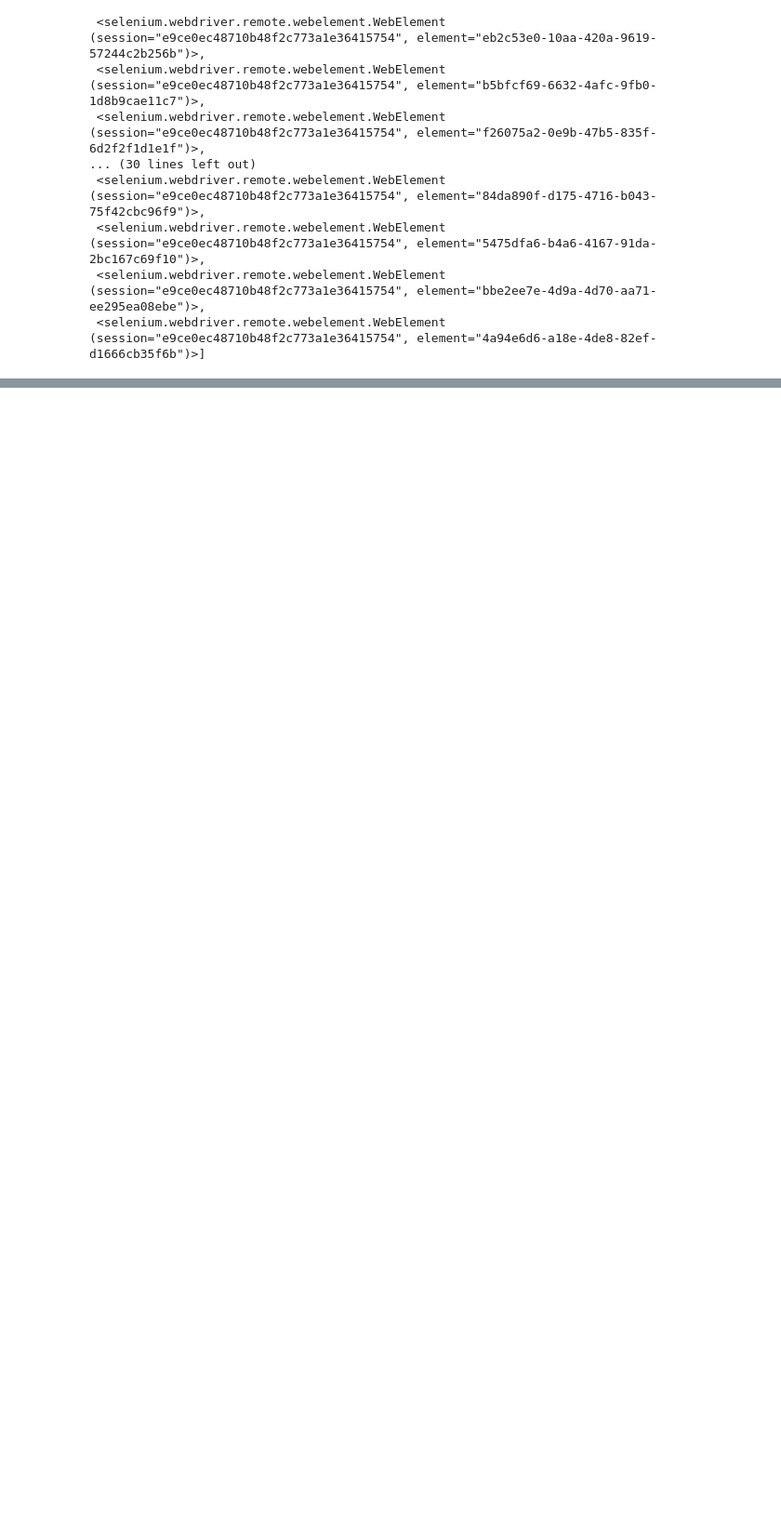
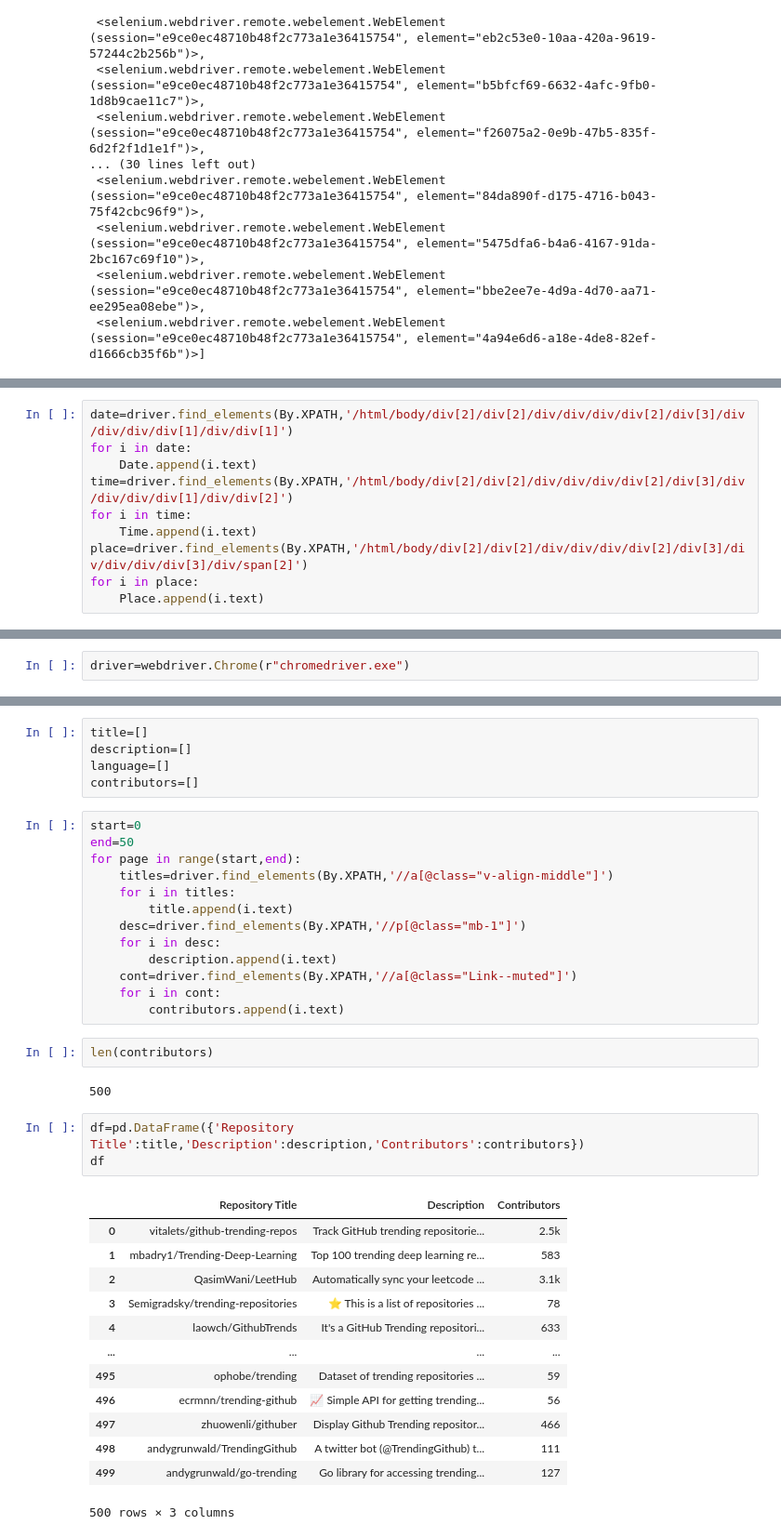
Before and after one commit to rzt1995/Internship, a Jupyter notebook: Assignment__4.ipynb, the cells around one changed output, grey strips where cells are left out. Shown: that part at 93% size. Drawn from its saved outputs; the diff is of its cells as text; blank space fills up the shorter version.

```diff
--- a/Assignment__4.ipynb
+++ b/Assignment__4.ipynb
@@ -191,0 +262,10 @@ ash
+# %%
+date=driver.find_elements(By.XPATH,'/html/body/div[2]/div[2]/div/div/div/div[2]/div[3]/div/div/div/div[1]/div/div[1]')
+for i in date:
+    Date.append(i.text)
+time=driver.find_elements(By.XPATH,'/html/body/div[2]/div[2]/div/div/div/div[2]/div[3]/div/div/div/div[1]/div/div[2]')
+for i in time:
+    Time.append(i.text)
+place=driver.find_elements(By.XPATH,'/html/body/div[2]/div[2]/div/div/div/div[2]/div[3]/div/div/div/div[3]/div/span[2]')
+for i in place:
+    Place.append(i.text)
@@ -191,0 +292,2 @@ ash
+# %%
+driver=webdriver.Chrome(r"chromedriver.exe")
@@ -191,0 +305,39 @@ ash
+# %%
+title=[]
+description=[]
+language=[]
+contributors=[]
+# %%
+start=0
+end=50
+for page in range(start,end):
+    titles=driver.find_elements(By.XPATH,'//a[@class="v-align-middle"]')
+    for i in titles:
+        title.append(i.text)
+    desc=driver.find_elements(By.XPATH,'//p[@class="mb-1"]')
+    for i in desc:
+        description.append(i.text)
+    cont=driver.find_elements(By.XPATH,'//a[@class="Link--muted"]')
+    for i in cont:
+        contributors.append(i.text)
+# %%
+len(contributors)
+# %% [output]
+500
+# %%
+df=pd.DataFrame({'Repository Title':title,'Description':description,'Contributors':contributors})
+df
+# %% [output]
+|  | Repository Title | Description | Contributors |
+| 0 | vitalets/github-trending-repos | Track GitHub trending repositorie... | 2.5k |
+| 1 | mbadry1/Trending-Deep-Learning | Top 100 trending deep learning re... | 583 |
+| 2 | QasimWani/LeetHub | Automatically sync your leetcode ... | 3.1k |
+| 3 | Semigradsky/trending-repositories | ⭐ This is a list of repositories ... | 78 |
+| 4 | laowch/GithubTrends | It's a GitHub Trending repositori... | 633 |
+| ... | ... | ... | ... |
+| 495 | ophobe/trending | Dataset of trending repositories ... | 59 |
+| 496 | ecrmnn/trending-github | 📈 Simple API for getting trending... | 56 |
+| 497 | zhuowenli/githuber | Display Github Trending repositor... | 466 |
+| 498 | andygrunwald/TrendingGithub | A twitter bot (@TrendingGithub) t... | 111 |
+| 499 | andygrunwald/go-trending | Go library for accessing trending... | 127 |
+500 rows × 3 columns
```
Also changed, not shown: parts of 44 cells of this notebook.
